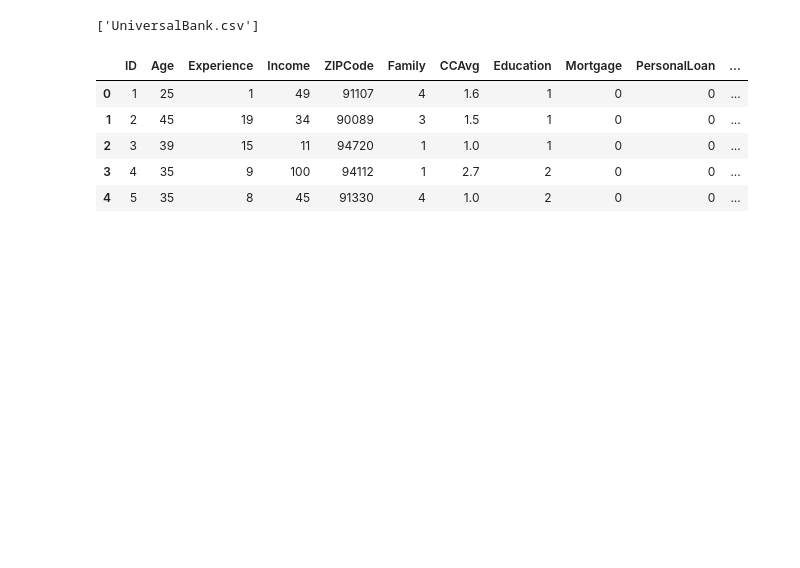
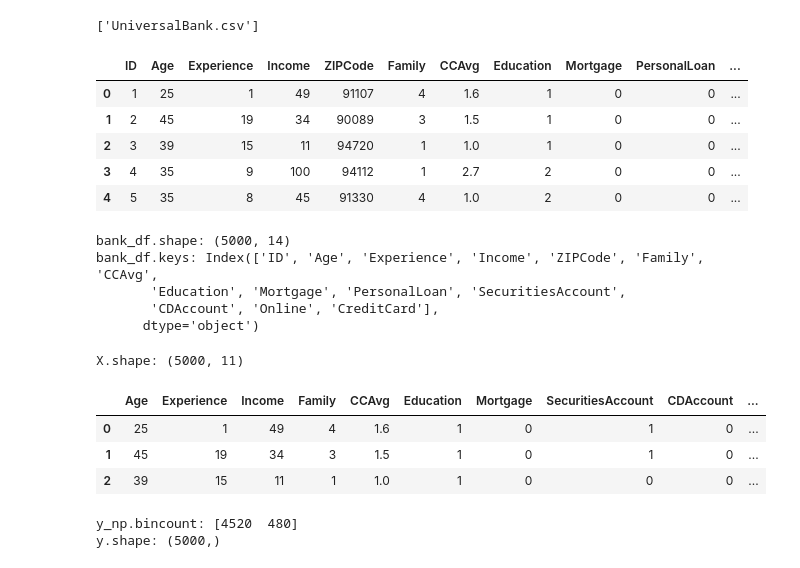
Before and after one commit to calixlock/vscode, a Jupyter notebook: _PML/My/sol_universal_bank.ipynb, the cells around one changed output. Drawn from its saved outputs; the diff is of its cells as text; code cells hidden in the pictures; blank space fills up the shorter version.

```diff
--- a/_PML/My/sol_universal_bank.ipynb
+++ b/_PML/My/sol_universal_bank.ipynb
@@ -40,3 +40,31 @@ bank_df.head()
 | 2 | 3 | 39 | 15 | 11 | 94720 | 1 | 1.0 | 1 | 0 | 0 | ... |
 | 3 | 4 | 35 | 9 | 100 | 94112 | 1 | 2.7 | 2 | 0 | 0 | ... |
 | 4 | 5 | 35 | 8 | 45 | 91330 | 4 | 1.0 | 2 | 0 | 0 | ... |
+# %%
+print(f'bank_df.shape: {bank_df.shape}')
+print(f'bank_df.keys: {bank_df.keys()}')
+# %% [output]
+bank_df.shape: (5000, 14)
+bank_df.keys: Index(['ID', 'Age', 'Experience', 'Income', 'ZIPCode', 'Family', 'CCAvg',
+       'Education', 'Mortgage', 'PersonalLoan', 'SecuritiesAccount',
+       'CDAccount', 'Online', 'CreditCard'],
+      dtype='object')
+# %%
+#데이터 분리
+split_list = ['ID','ZIPCode','PersonalLoan']
+X = bank_df.drop(split_list,axis=1)
+print(f'X.shape: {X.shape}')
+X.head(3)
+# %% [output]
+X.shape: (5000, 11)
+|  | Age | Experience | Income | Family | CCAvg | Education | Mortgage | SecuritiesAccount | CDAccount | ... |
+| 0 | 25 | 1 | 49 | 4 | 1.6 | 1 | 0 | 1 | 0 | ... |
+| 1 | 45 | 19 | 34 | 3 | 1.5 | 1 | 0 | 1 | 0 | ... |
+| 2 | 39 | 15 | 11 | 1 | 1.0 | 1 | 0 | 0 | 0 | ... |
+# %%
+y = bank_df['PersonalLoan']
+print(f'y_np.bincount: {np.bincount(y)}') #3 [no yes] [0 1]의 분포를 보여줌
+print(f'y.shape: {y.shape}')
+# %% [output]
+y_np.bincount: [4520  480]
+y.shape: (5000,)
```
Also changed, not shown: parts of 11 cells of this notebook.
